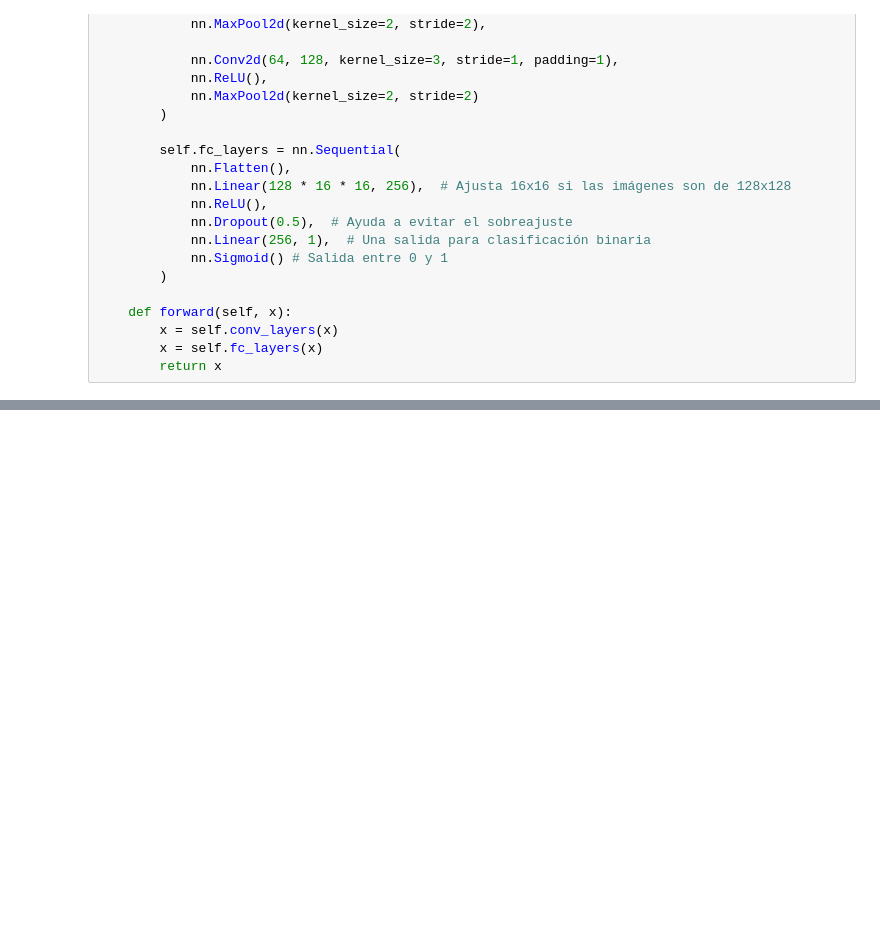
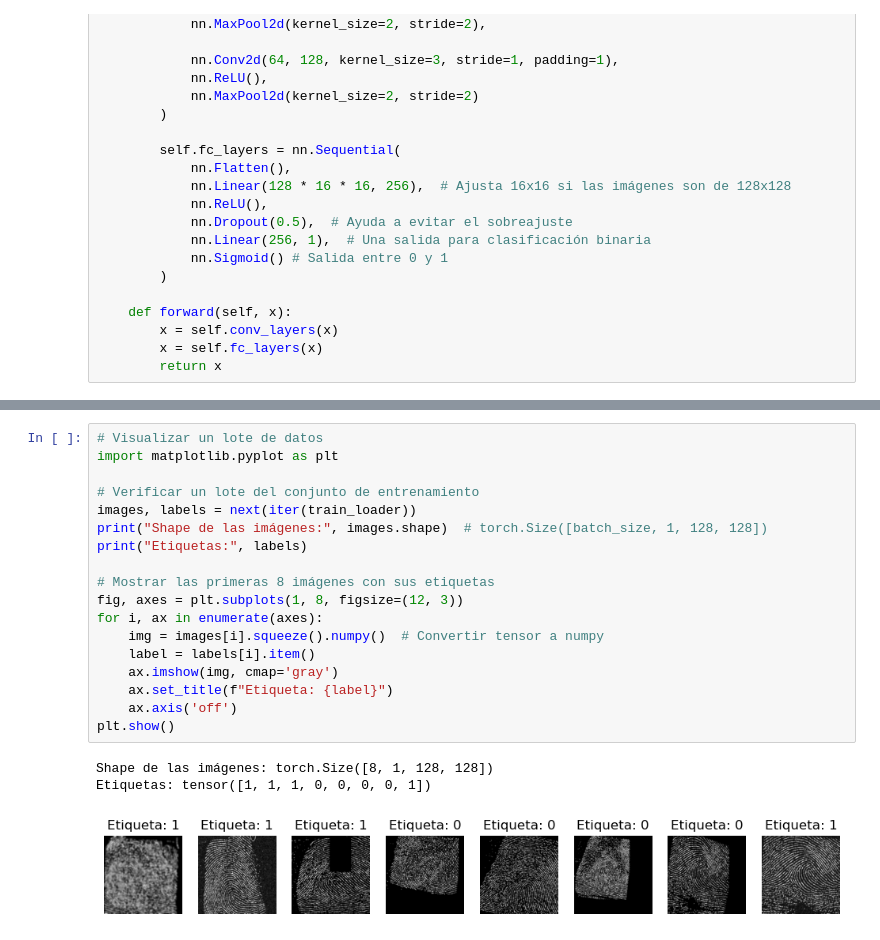
Before and after one commit to Davidgrcdz/PIAV-Practicas, a Jupyter notebook: Practica 6/CNN.ipynb, the cells around one changed output, grey strips where cells are left out. Drawn from its saved outputs; the diff is of its cells as text; blank space fills up the shorter version.

```diff
--- a/Practica 6/CNN.ipynb
+++ b/Practica 6/CNN.ipynb
@@ -486,0 +526,22 @@ Total de imágenes: 61, Correctas: 58, Incorrectas: 3
+# %%
+# Visualizar un lote de datos
+import matplotlib.pyplot as plt
+
+# Verificar un lote del conjunto de entrenamiento
+images, labels = next(iter(train_loader))
+print("Shape de las imágenes:", images.shape)  # torch.Size([batch_size, 1, 128, 128])
+print("Etiquetas:", labels)
+
+# Mostrar las primeras 8 imágenes con sus etiquetas
+fig, axes = plt.subplots(1, 8, figsize=(12, 3))
+for i, ax in enumerate(axes):
+    img = images[i].squeeze().numpy()  # Convertir tensor a numpy
+    label = labels[i].item()
+    ax.imshow(img, cmap='gray')
+    ax.set_title(f"Etiqueta: {label}")
+    ax.axis('off')
+plt.show()
+# %% [output]
+Shape de las imágenes: torch.Size([8, 1, 128, 128])
+Etiquetas: tensor([1, 1, 1, 0, 0, 0, 0, 1])
+[figure, added]
```
Also changed, not shown: parts of 8 cells of this notebook.
